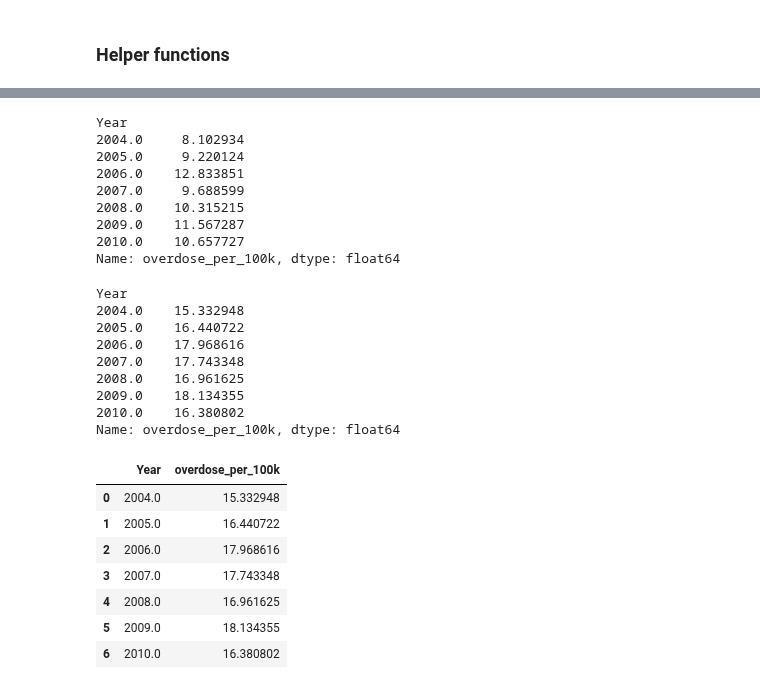
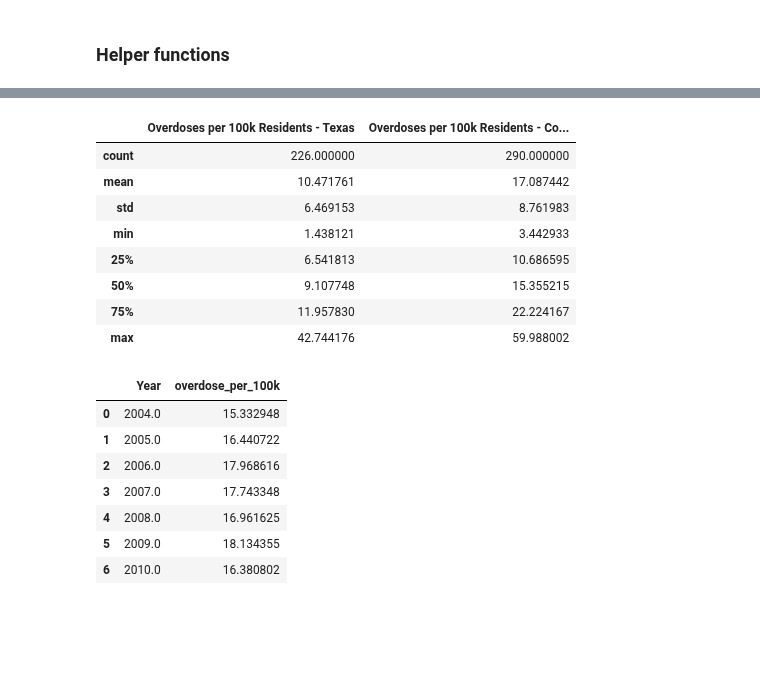
Before and after one commit to abzdel/Opioid-Analysis, a Jupyter notebook: 30_texas_pre_post.ipynb, the cells around one changed output, grey strips where cells are left out. Cells and saved outputs as stored; diff of their text form; code cells hidden in the pictures; blank space fills up the shorter version.

```diff
--- a/30_texas_pre_post.ipynb
+++ b/30_texas_pre_post.ipynb
@@ -136,24 +78,0 @@ Name: overdose_per_100k, dtype: float64
-# %%
-tx_result.groupby("Year")["overdose_per_100k"].mean()
-# %% [output]
-Year
-2004.0     8.102934
-2005.0     9.220124
-2006.0    12.833851
-2007.0     9.688599
-2008.0    10.315215
-2009.0    11.567287
-2010.0    10.657727
-Name: overdose_per_100k, dtype: float64
-# %%
-comp_result.groupby("Year")["overdose_per_100k"].mean()
-# %% [output]
-Year
-2004.0    15.332948
-2005.0    16.440722
-2006.0    17.968616
-2007.0    17.743348
-2008.0    16.961625
-2009.0    18.134355
-2010.0    16.380802
-Name: overdose_per_100k, dtype: float64
@@ -160,3 +81,19 @@ Name: overdose_per_100k, dtype: float64
+# %%
+tx_res = pd.DataFrame(tx_result.describe()["overdose_per_100k"]).rename(columns={"overdose_per_100k": "Overdoses per 100k Residents - Texas"})
+comp_res = pd.DataFrame(comp_result.describe()["overdose_per_100k"]).rename(columns={"overdose_per_100k": "Overdoses per 100k Residents - Comp States"})
+# %%
+stats = pd.concat([tx_res, comp_res], axis=1)
+stats
+# %% [output]
+|  | Overdoses per 100k Residents - Texas | Overdoses per 100k Residents - Co... |
+| count | 226.000000 | 290.000000 |
+| mean | 10.471761 | 17.087442 |
+| std | 6.469153 | 8.761983 |
+| min | 1.438121 | 3.442933 |
+| 25% | 6.541813 | 10.686595 |
+| 50% | 9.107748 | 15.355215 |
+| 75% | 11.957830 | 22.224167 |
+| max | 42.744176 | 59.988002 |
 # %%
 # idea for counties -> histogram of population, drop the outliers?
 
```
Also changed, not shown: parts of 9 cells of this notebook.
